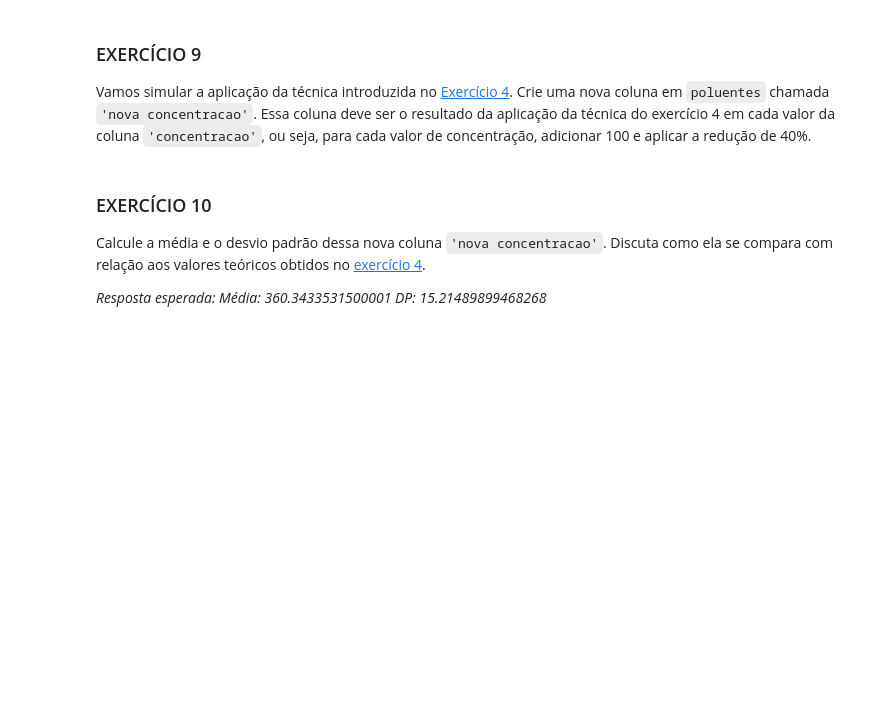
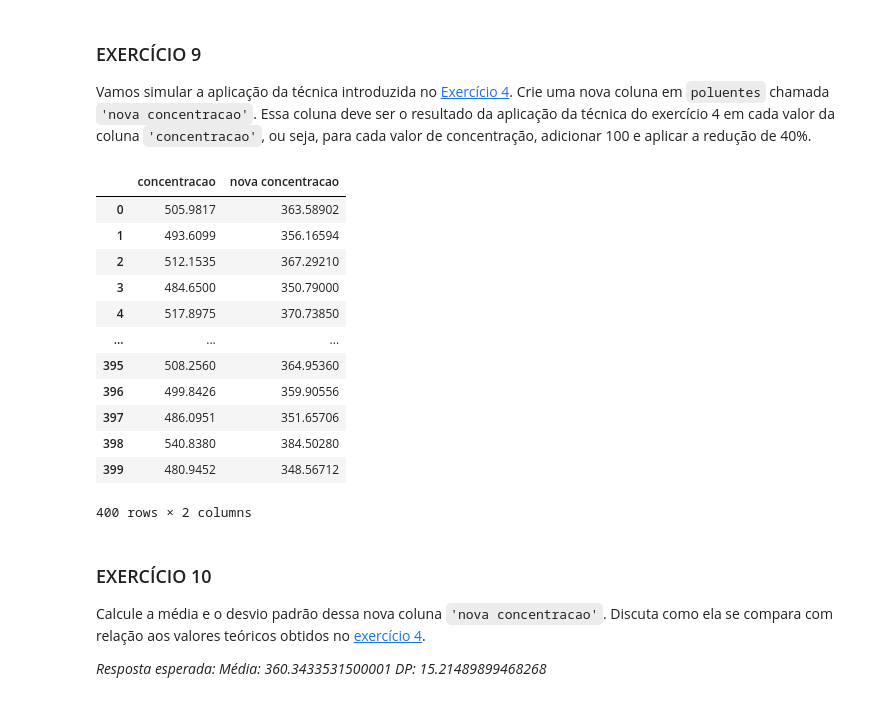
Before and after one commit to CarolMagario/CD22-2, a Jupyter notebook: aula18/Aula18_Atividade_ModelosProbabilisticosContinuosNormal.ipynb, the cells around one changed output. Drawn from its saved outputs; the diff is of its cells as text; code cells hidden in the pictures; blank space fills up the shorter version.

```diff
--- a/aula18/Aula18_Atividade_ModelosProbabilisticosContinuosNormal.ipynb
+++ b/aula18/Aula18_Atividade_ModelosProbabilisticosContinuosNormal.ipynb
@@ -291,6 +320,23 @@ Plote também a função de densidade de probabilidade (f.d.p.) da distribuiçã
 Vamos simular a aplicação da técnica introduzida no [Exercício 4](#ex4). Crie uma nova coluna em `poluentes` chamada `'nova concentracao'`. Essa coluna deve ser o resultado da aplicação da técnica do exercício 4 em cada valor da coluna `'concentracao'`, ou seja, para cada valor de concentração, adicionar 100 e aplicar a redução de 40%.
 # %%
 # ESCREVA SEU CÓDIGO AQUI
+# %%
+poluentes['nova concentracao'] = (poluentes['concentracao'] +100)*0.6
+poluentes
+# %% [output]
+|  | concentracao | nova concentracao |
+| 0 | 505.9817 | 363.58902 |
+| 1 | 493.6099 | 356.16594 |
+| 2 | 512.1535 | 367.29210 |
+| 3 | 484.6500 | 350.79000 |
+| 4 | 517.8975 | 370.73850 |
+| ... | ... | ... |
+| 395 | 508.2560 | 364.95360 |
+| 396 | 499.8426 | 359.90556 |
+| 397 | 486.0951 | 351.65706 |
+| 398 | 540.8380 | 384.50280 |
+| 399 | 480.9452 | 348.56712 |
+400 rows × 2 columns
 # %% [markdown]
 <div id="ex10"></div>
 
```
Also changed, not shown: parts of 7 cells of this notebook, 3 other files.
